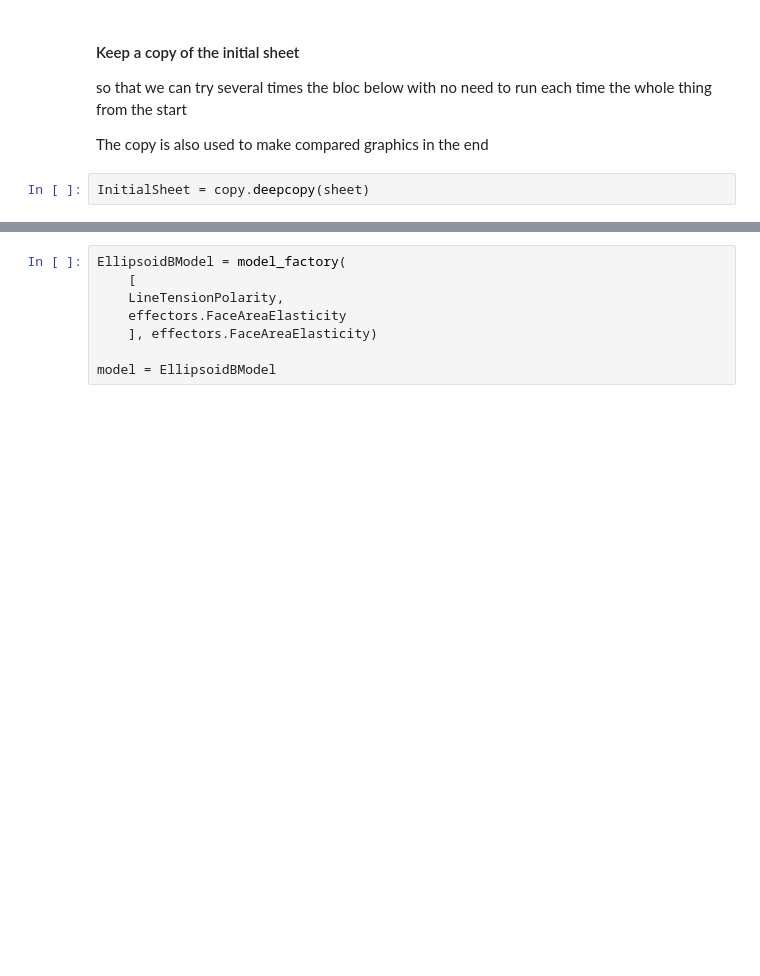
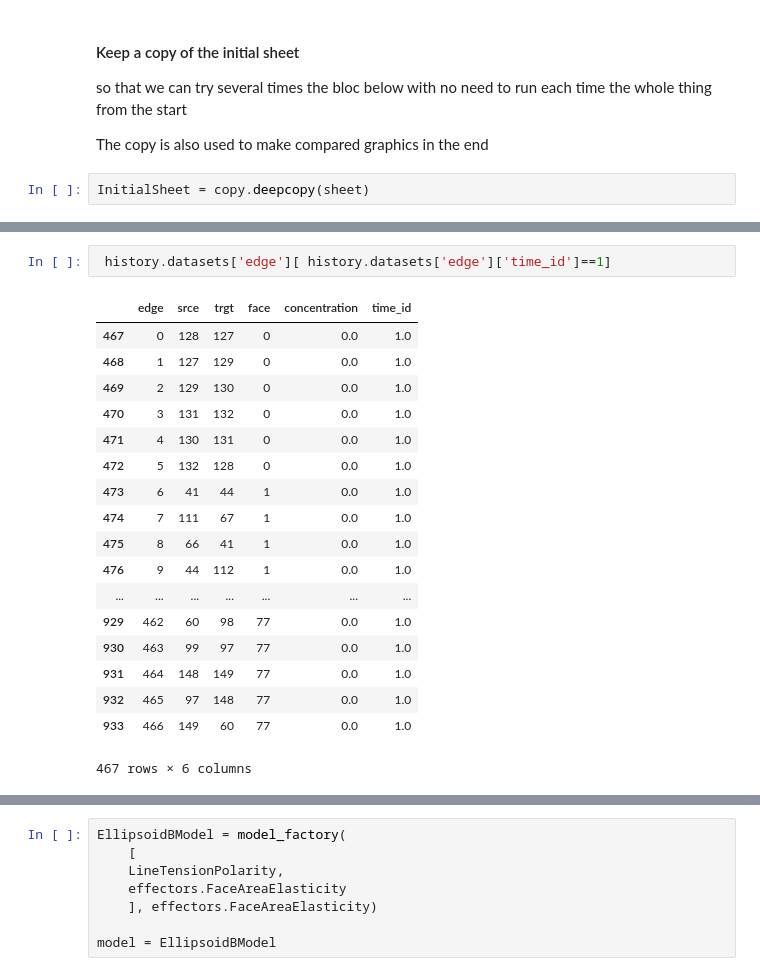
Before and after one commit to suzannelab/polarity, a Jupyter notebook: notebooks/polarity_v4_equadiff.ipynb, the cells around one changed output, grey strips where cells are left out. Drawn from its saved outputs; the diff is of its cells as text; blank space fills up the shorter version.

```diff
--- a/notebooks/polarity_v4_equadiff.ipynb
+++ b/notebooks/polarity_v4_equadiff.ipynb
@@ -430,3 +334,24 @@ KeyboardInterrupt:
+# %%
+ history.datasets['edge'][ history.datasets['edge']['time_id']==1]
+# %% [output]
+|  | edge | srce | trgt | face | concentration | time_id |
+| 467 | 0 | 128 | 127 | 0 | 0.0 | 1.0 |
+| 468 | 1 | 127 | 129 | 0 | 0.0 | 1.0 |
+| 469 | 2 | 129 | 130 | 0 | 0.0 | 1.0 |
+| 470 | 3 | 131 | 132 | 0 | 0.0 | 1.0 |
+| 471 | 4 | 130 | 131 | 0 | 0.0 | 1.0 |
+| 472 | 5 | 132 | 128 | 0 | 0.0 | 1.0 |
+| 473 | 6 | 41 | 44 | 1 | 0.0 | 1.0 |
+| 474 | 7 | 111 | 67 | 1 | 0.0 | 1.0 |
+| 475 | 8 | 66 | 41 | 1 | 0.0 | 1.0 |
+| 476 | 9 | 44 | 112 | 1 | 0.0 | 1.0 |
+| ... | ... | ... | ... | ... | ... | ... |
+| 929 | 462 | 60 | 98 | 77 | 0.0 | 1.0 |
+| 930 | 463 | 99 | 97 | 77 | 0.0 | 1.0 |
+| 931 | 464 | 148 | 149 | 77 | 0.0 | 1.0 |
+| 932 | 465 | 97 | 148 | 77 | 0.0 | 1.0 |
+| 933 | 466 | 149 | 60 | 77 | 0.0 | 1.0 |
+467 rows × 6 columns
 # %%
 fig, ax = sheet_view(
     sheet, mode='2D',
```
Also changed, not shown: parts of 18 cells of this notebook.
